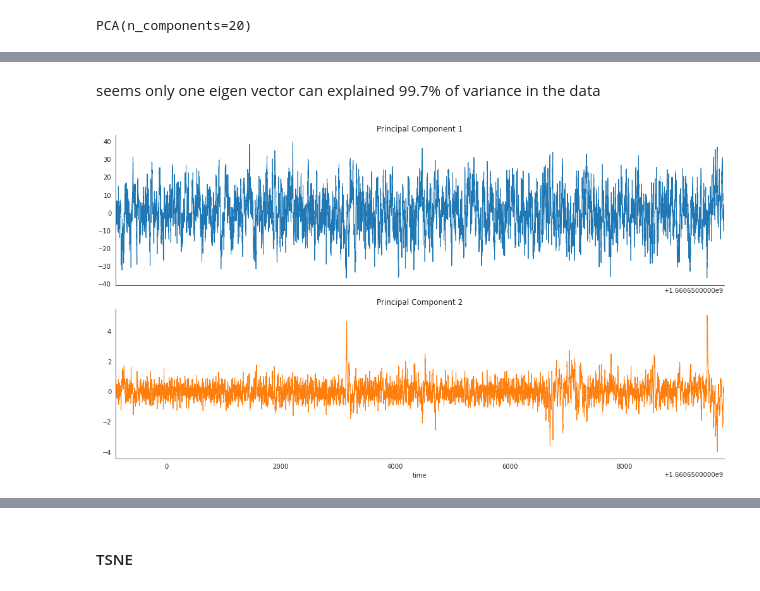
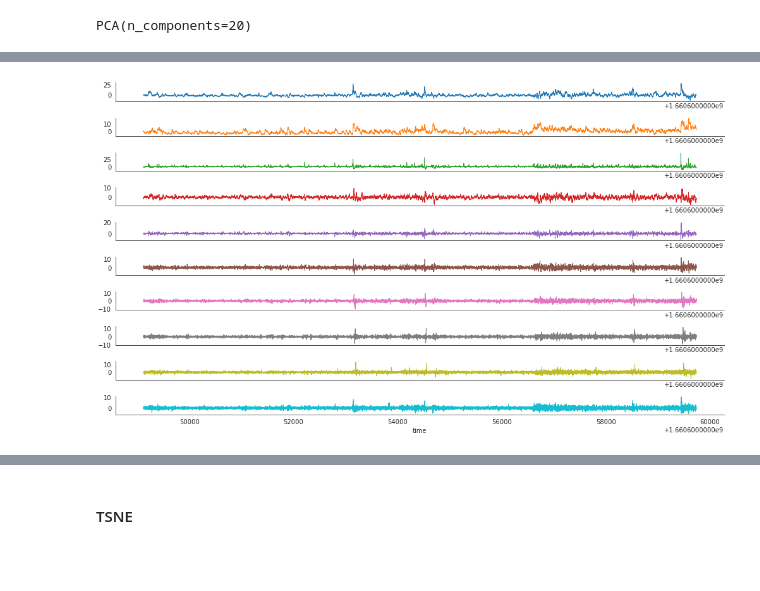
Before and after one commit to StrangeLve/SimpleAlgoTrade, a Jupyter notebook: DataAnalysis/FeatureEngineering.ipynb, the cells around one changed output, grey strips where cells are left out. Cells and saved outputs as stored; diff of their text form; code cells hidden in the pictures; blank space fills up the shorter version.

```diff
--- a/DataAnalysis/FeatureEngineering.ipynb
+++ b/DataAnalysis/FeatureEngineering.ipynb
@@ -321,8 +322,9 @@ data_train[feature_name]
 #### Visualisation in lower dimension using PCA
 # %%
 label_up_or_down = data_train["return_forward"].apply(lambda x: "up" if x >0 else "down")
+scaled_data = StandardScaler().fit_transform(data_train[feature_name])
 pca = PCA(n_components=20)
-pca.fit(data_train[feature_name])
+pca.fit(scaled_data)
 # %% [output]
 PCA(n_components=20)
 # %%
@@ -363,24 +345,19 @@ dtype: float64
-# %% [markdown]
-seems only one eigen vector can explained 99.7% of variance in the data
 # %%
-pca_compoments = pd.DataFrame(pca.transform(data_train[feature_name])[:, :2],
-                            columns=['Principal Component 1', 'Principal Component 2'],
+pca_compoments = pd.DataFrame(pca.transform(scaled_data)[:, :10],
+                            columns=[f'Principal Component {i+1}' for i in range(10)],
                             index=data_train.index)
 # %%
 with sns.axes_style('white'):
     pca_compoments.plot(subplots=True,
                       figsize=(14, 8),
-                      title=risk_factors.columns.tolist(),
                       legend=False,
                       rot=0,
-                      lw=1,
-                      xlim=(risk_factors.index.min(),
-                            risk_factors.index.max()))
+                      lw=1)
 
     sns.despine()
     plt.tight_layout()
 # %% [output]
-[figure, old version]
+[figure, new version]
 # %%
 pca_compoments
 # %% [output]
```
Also changed, not shown: parts of 5 cells of this notebook, 3 other files.
